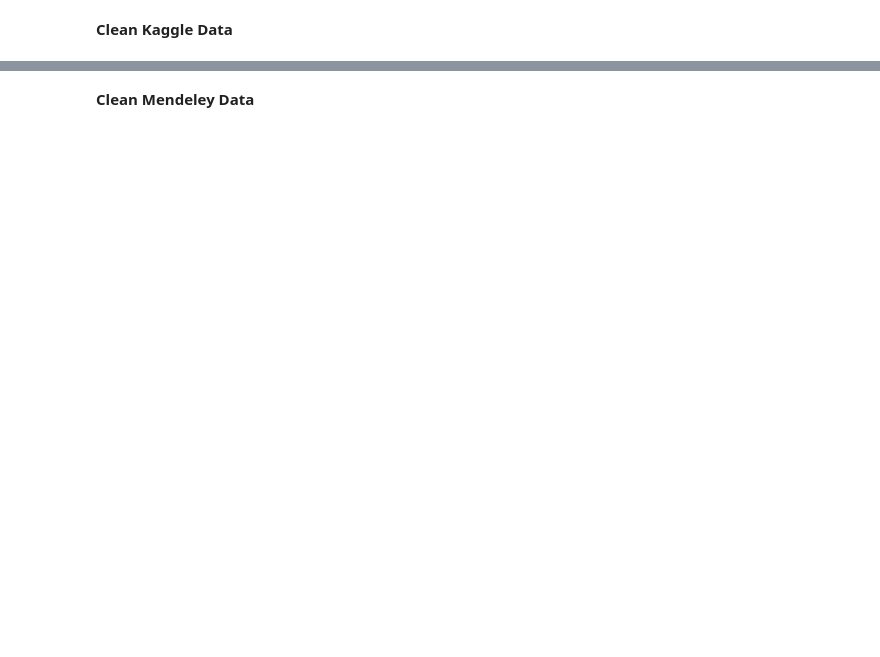
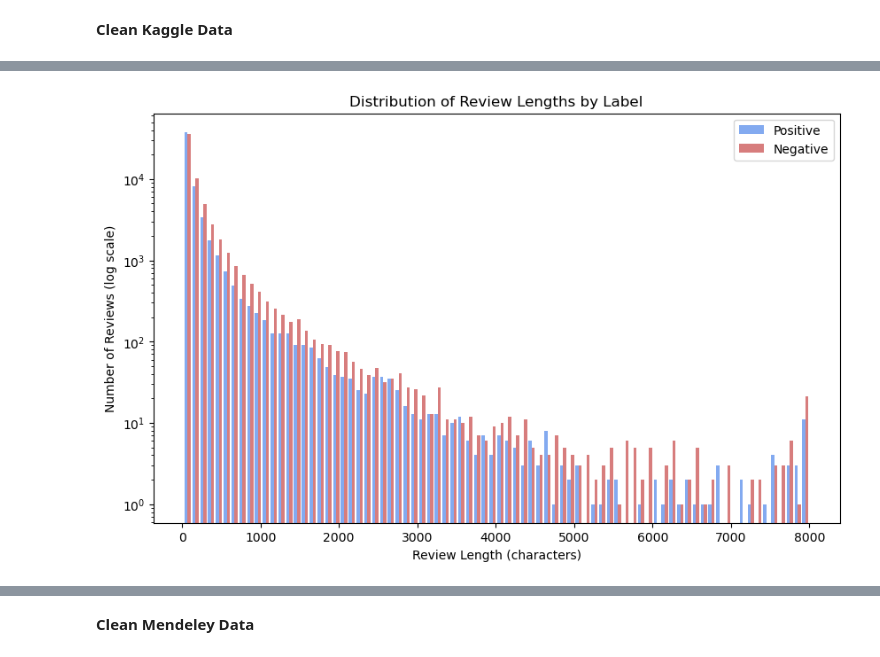
Before and after one commit to nickyphammy/HNY, a Jupyter notebook: data exploration and cleaning/data_scripts.ipynb, the cells around one changed output, grey strips where cells are left out. Saved outputs shown, nothing was run; the diff lists cells and outputs as text; code cells hidden in the pictures; blank space fills up the shorter version.

```diff
--- a/data exploration and cleaning/data_scripts.ipynb
+++ b/data exploration and cleaning/data_scripts.ipynb
@@ -107,0 +128,14 @@ After min length filter: 117,458
+# %%
+# Plot distribution of review lengths by label
+positive_length = positive_df['review_content'].str.len()
+negative_length = negative_df['review_content'].str.len()
+plt.figure(figsize=(10, 6))
+plt.hist([positive_length, negative_length], bins=80, alpha=0.8, label=['Positive', 'Negative'], color=['cornflowerblue', 'indianred'])
+plt.yscale('log')
+plt.xlabel('Review Length (characters)')
+plt.ylabel('Number of Reviews (log scale)')
+plt.legend()
+plt.title('Distribution of Review Lengths by Label')
+plt.show()
+# %% [output]
+[figure, added]
```
Also changed, not shown: parts of 9 cells of this notebook, 1 other file.
